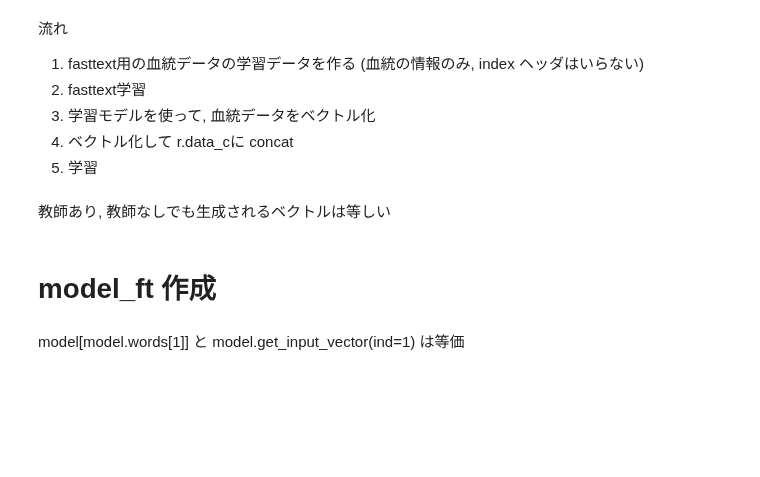
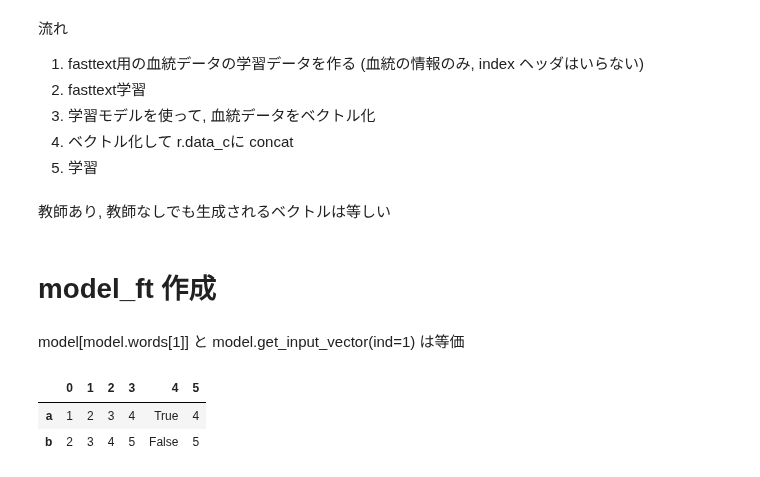
Before and after one commit to yodarjeering/horse, a Jupyter notebook: Rank.ipynb, the cells around one changed output. Saved outputs shown, nothing was run; the diff lists cells and outputs as text; code cells hidden in the pictures; blank space fills up the shorter version.

```diff
--- a/Rank.ipynb
+++ b/Rank.ipynb
@@ -345,3 +369,18 @@ peds.to_csv(path_ft,header=False,index=False,sep=',')
 model_ft = ft.train_unsupervised(path_ft,dim=62,minn=2,maxn=14)
 # %% [markdown]
 model[model.words[1]] と model.get_input_vector(ind=1) は等価
+# %%
+lis_ = [1,2,3,4,True,4]
+lis2_ = [2,3,4,5,False,5]
+dic_ = {
+}
+dic_['a'] = lis_
+dic_['b'] = lis2_
+
+df_ = pd.DataFrame(dic_).T
+# %%
+df_
+# %% [output]
+|  | 0 | 1 | 2 | 3 | 4 | 5 |
+| a | 1 | 2 | 3 | 4 | True | 4 |
+| b | 2 | 3 | 4 | 5 | False | 5 |
```
Also changed, not shown: parts of 18 cells of this notebook, 1 other file.
